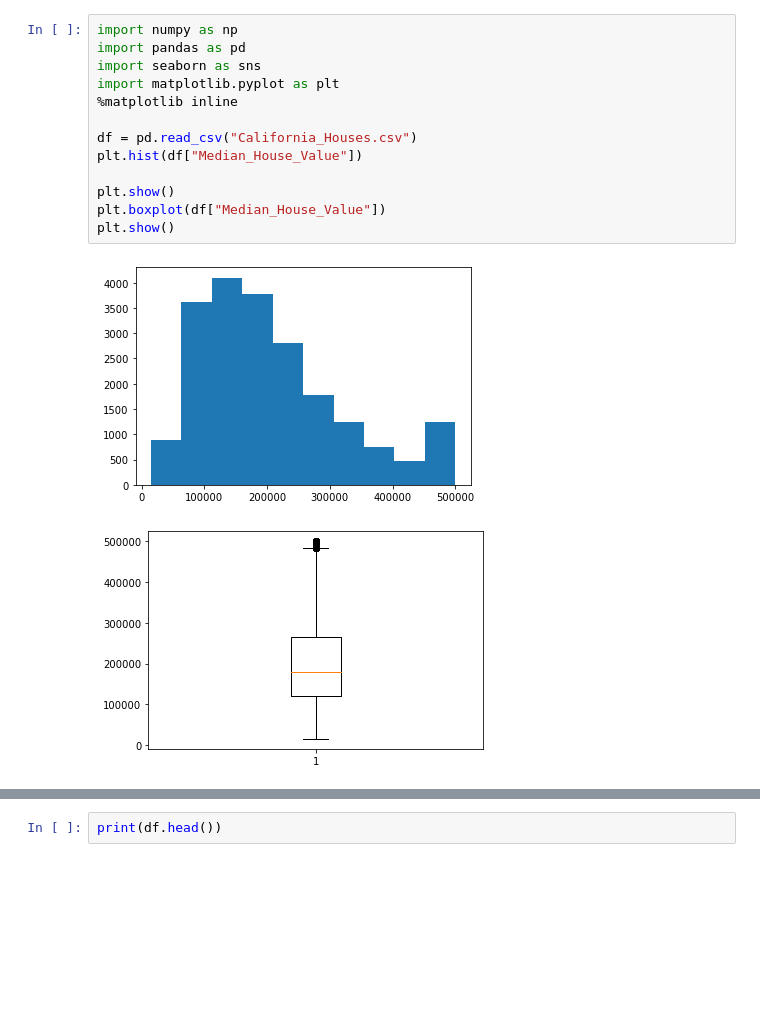
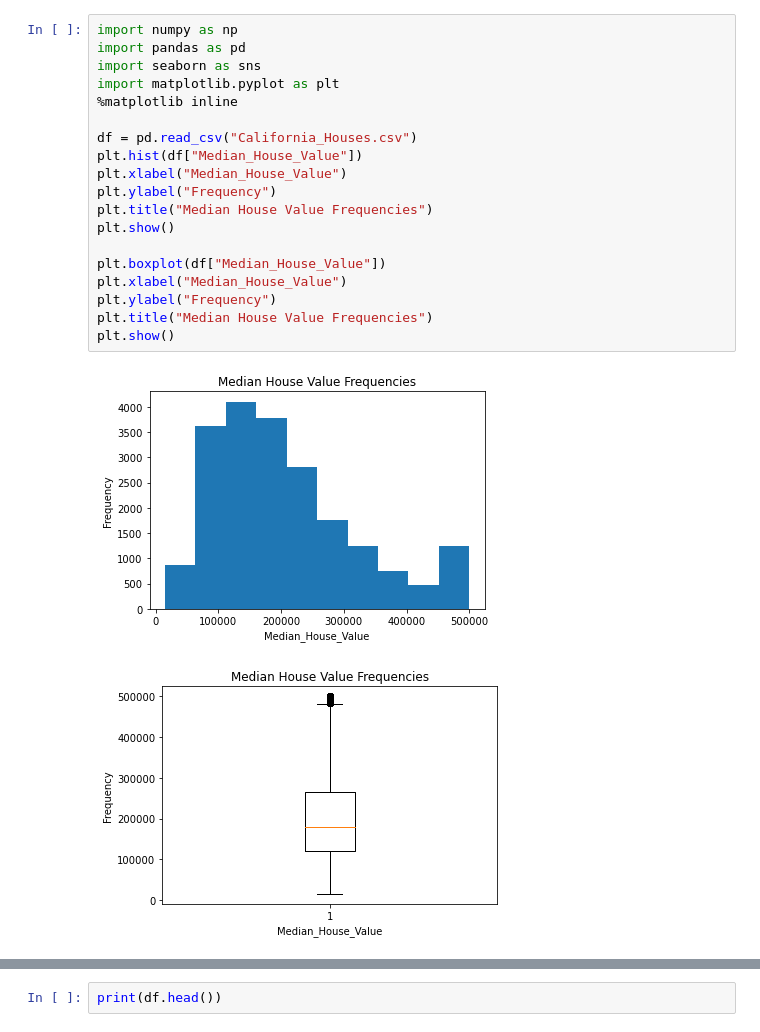
Before and after one commit to swl416/calihousing, a Jupyter notebook: finalproj.ipynb, the cells around one changed output, grey strips where cells are left out. Cells and saved outputs as stored; diff of their text form; blank space fills up the shorter version.

```diff
--- a/finalproj.ipynb
+++ b/finalproj.ipynb
@@ -1,16 +1,22 @@
 # %%
 import numpy as np
 import pandas as pd
 import seaborn as sns
 import matplotlib.pyplot as plt
 %matplotlib inline
 
 df = pd.read_csv("California_Houses.csv")
 plt.hist(df["Median_House_Value"])
+plt.xlabel("Median_House_Value")
+plt.ylabel("Frequency")
+plt.title("Median House Value Frequencies")
+plt.show()
 
+plt.boxplot(df["Median_House_Value"])
+plt.xlabel("Median_House_Value")
+plt.ylabel("Frequency")
+plt.title("Median House Value Frequencies")
 plt.show()
-plt.boxplot(df["Median_House_Value"])
-plt.show()
 # %% [output]
-[figure, old version]
+[figure, new version]
-[figure, old version]
+[figure, new version]
```
Also changed, not shown: parts of 6 cells of this notebook.
